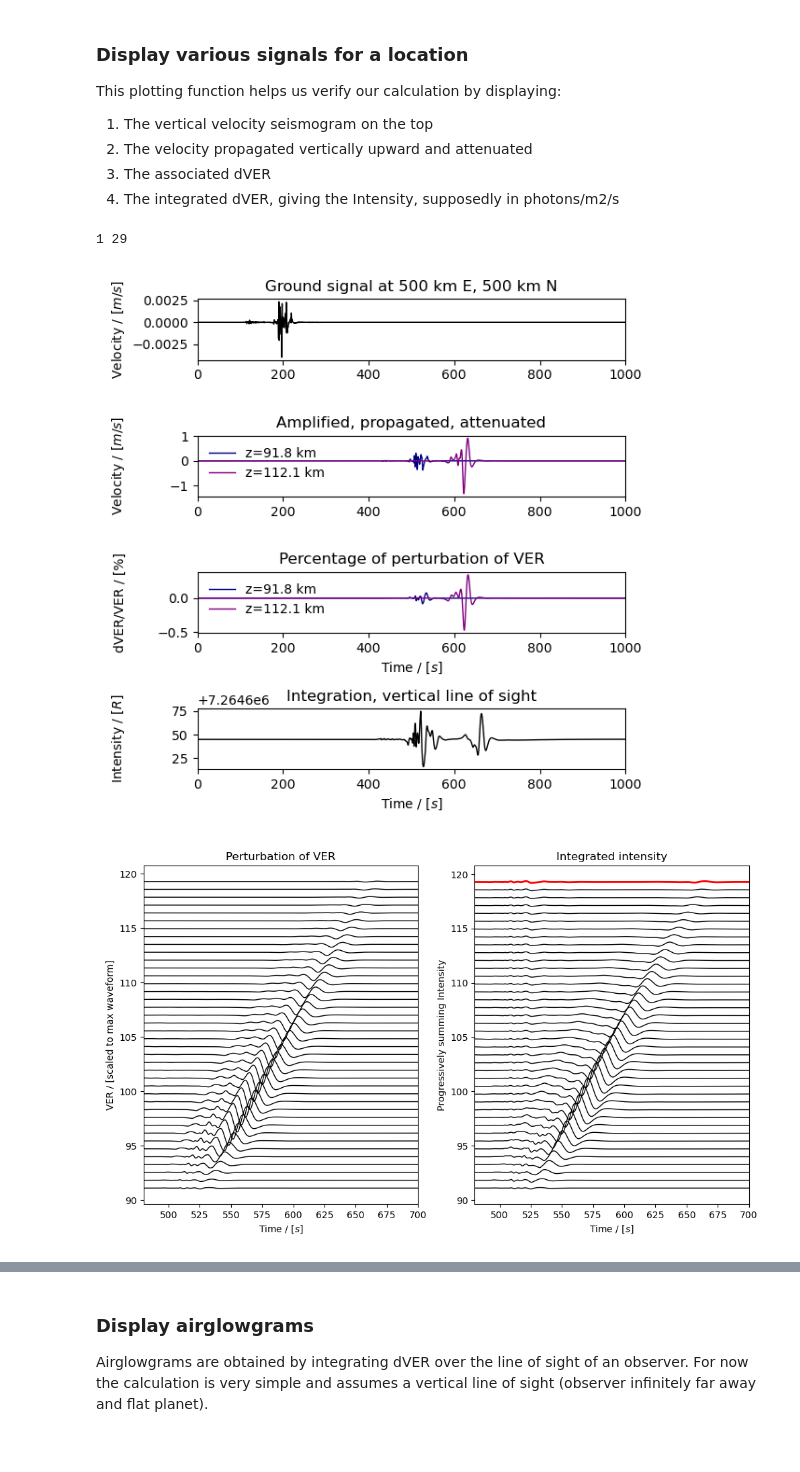
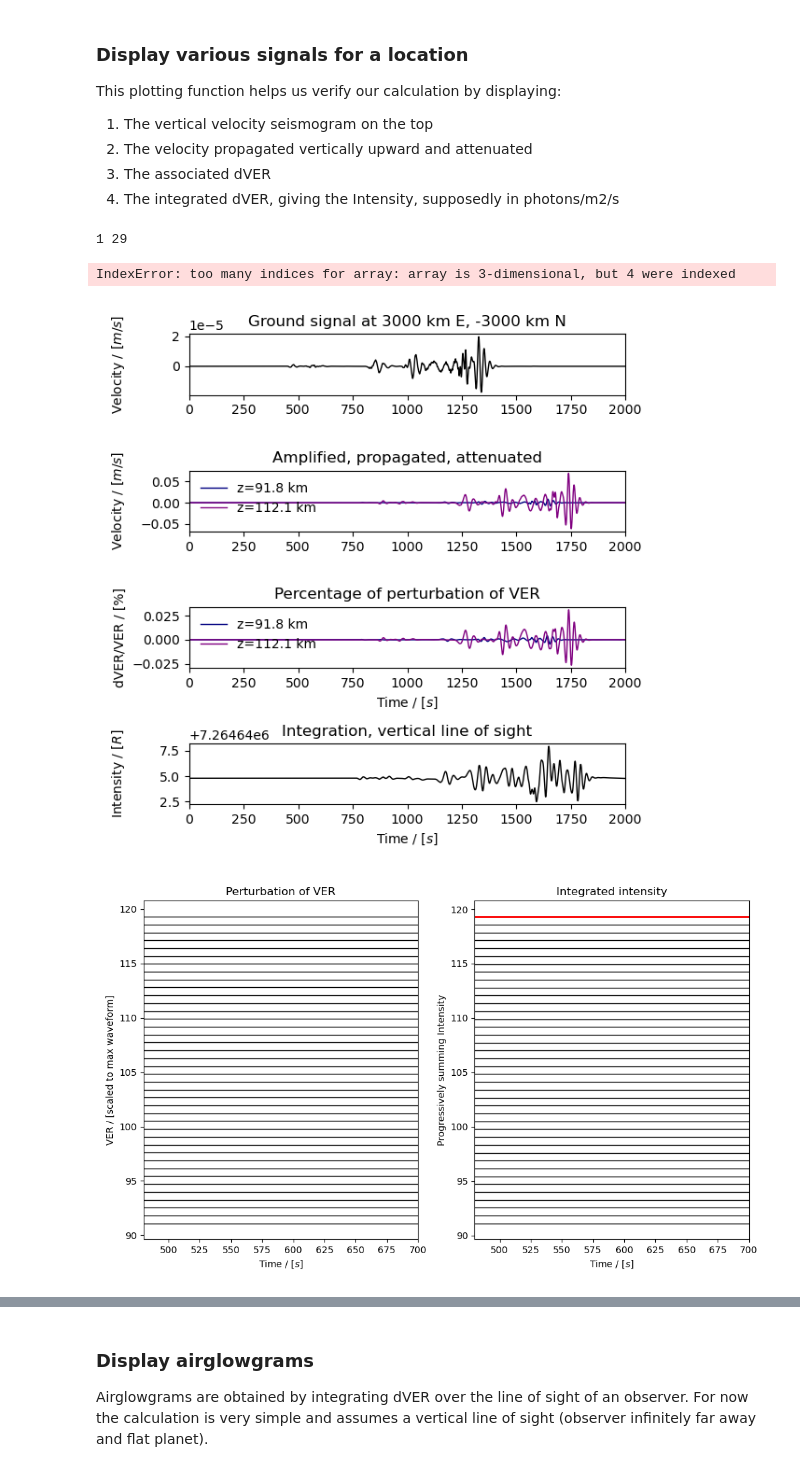
Before and after one commit to QuentinBrissaud/airglow_model, a Jupyter notebook: Test_method.ipynb, the cells around one changed output, grey strips where cells are left out. Cells and saved outputs as stored; diff of their text form; code cells hidden in the pictures.

```diff
--- a/Test_method.ipynb
+++ b/Test_method.ipynb
@@ -43,10 +43,10 @@ opt_synthetics = dict(
     strike = 0.,
     dip = 45.,
     rake = 45.,
-    stf_type = None,
+    #stf_type = None,
     #stf_type = 'triangle',
-    #stf_type = 'sinus',
-    effective_duration = 25.,
+    stf_type = 'sinus',
+    #effective_duration = 25.,
     ###
     ### Options for store
     base_folder='/projects/restricted/infrasound/data/infrasound/2023_Venus_inversion/',
@@ -136,9 +136,10 @@ This plotting function helps us verify our calculation by displaying:
 4. The integrated dVER, giving the Intensity, supposedly in photons/m2/s
 # %%
 reload(ar)
-e_save, n_save = 500e3, 500e3
-AIRGLOW.plot_nightglow_traces(loc_plot=[e_save, n_save])
+e_save, n_save = 3000e3, -3000e3
+AIRGLOW.plot_nightglow_traces(loc_plot=[e_save, n_save], time_end=2000)
 # %% [output]
 1 29
+IndexError: too many indices for array: array is 3-dimensional, but 4 were indexed
-[figure, old version]
+[figure, new version]
-[figure, old version]
+[figure, new version]
```
Also changed, not shown: parts of 7 cells of this notebook, 4 other files.
